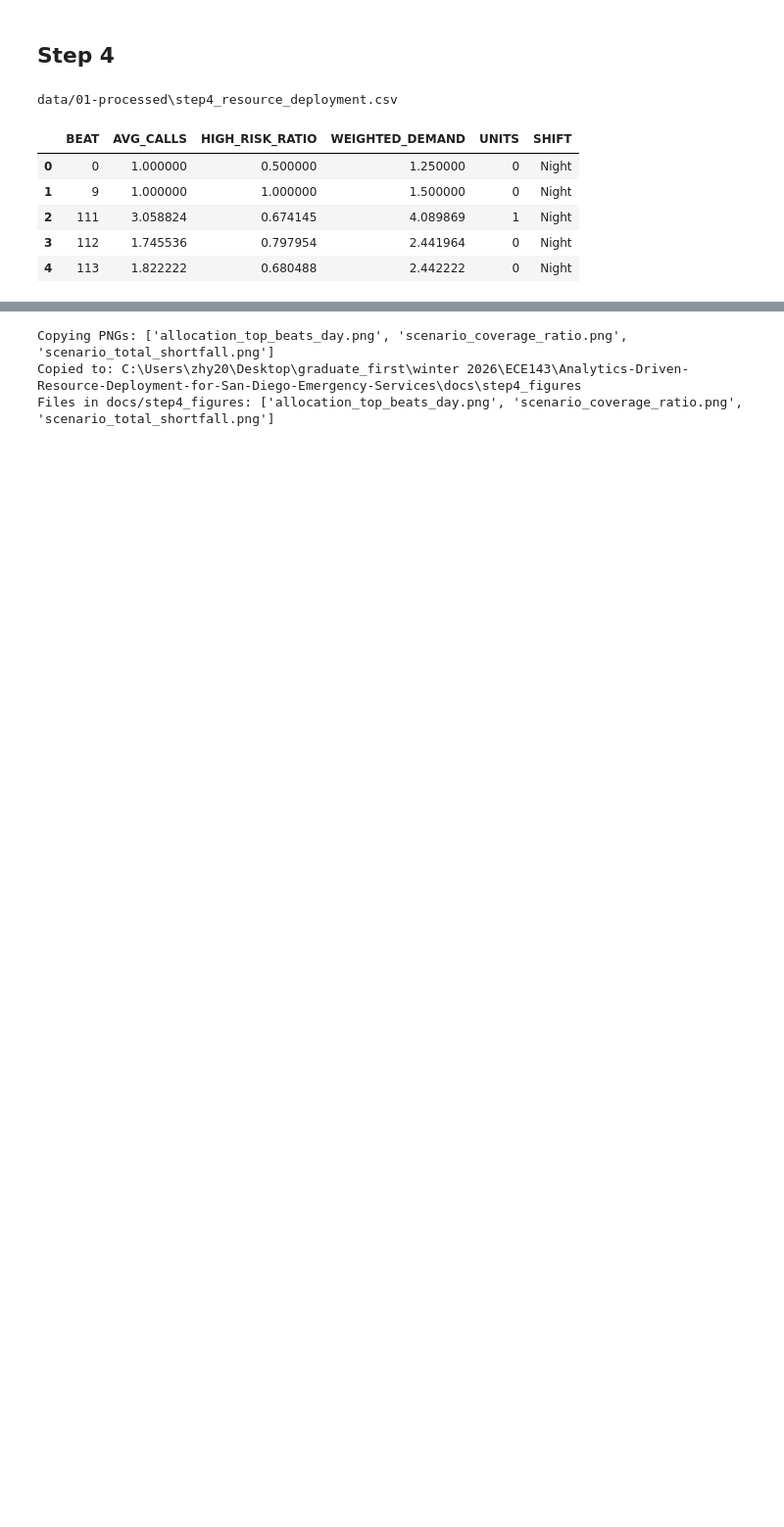
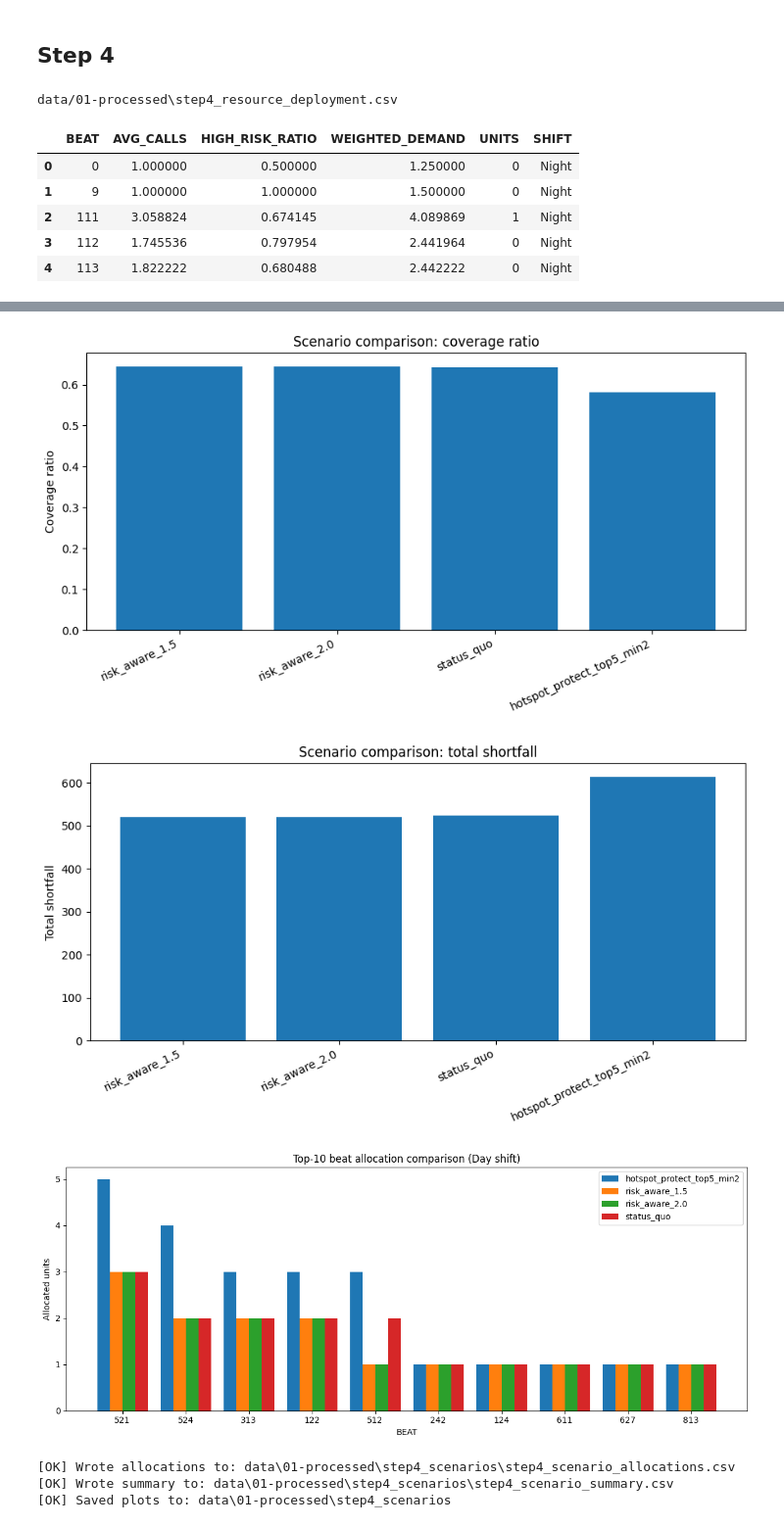
Before and after one commit to BJKin/Analytics-Driven-Resource-Deployment-for-San-Diego-Emergency-Services, a Jupyter notebook: data_pipeline.ipynb, the cells around one changed output, grey strips where cells are left out. Shown at 98% size. Drawn from its saved outputs; the diff is of its cells as text; code cells hidden in the pictures; blank space fills up the shorter version.

Commit message:
Fixed step 4 and step 3 (make step 4 script work in notebook and step 3 is now in one file)

```diff
--- a/data_pipeline.ipynb
+++ b/data_pipeline.ipynb
@@ -393,20 +378,47 @@ Step4 scenario plots found: ['allocation_top_beats_day.png', 'scenario_coverage_
-# %%
-import shutil
-from pathlib import Path
-
-src_dir = Path(SCEN_OUTDIR)
-dst_dir = Path("docs/step4_figures")
-dst_dir.mkdir(parents=True, exist_ok=True)
-
-pngs = sorted(src_dir.glob("*.png"))
-print("Copying PNGs:", [p.name for p in pngs])
-
-for p in pngs:
-    shutil.copy2(p, dst_dir / p.name)
-
-print("Copied to:", dst_dir.resolve())
-print("Files in docs/step4_figures:", [p.name for p in sorted(dst_dir.glob("*.png"))])
-# %% [output]
-Copying PNGs: ['allocation_top_beats_day.png', 'scenario_coverage_ratio.png', 'scenario_total_shortfall.png']
-Copied to: C:\Users\zhy20\Desktop\graduate_first\winter 2026\ECE143\Analytics-Driven-Resource-Deployment-for-San-Diego-Emergency-Services\docs\step4_figures
-Files in docs/step4_figures: ['allocation_top_beats_day.png', 'scenario_coverage_ratio.png', 'scenario_total_shortfall.png']
+# %%
+import modules.step4_scenario_analysis as step4
+OUT_DIR = "./data/01-processed/step4_scenarios"
+BASE_ALLOCATION = "./data/01-processed/step4_resource_deployment.csv"
+HOTSPOTS = "./data/01-processed/step3_hotspots_beats.csv"
+TOP_K = 5
+TOTAL_UNITS = 50
+RISK_WEIGHTS = [1.5, 2.0]
+MIN_UNITS = 2
+MU_PER_HOUR = 3.0
+SHIFT_ORDER = "Day"
+TOP_N = 10
+
+outdir = Path(OUT_DIR)
+outdir.mkdir(parents=True, exist_ok=True)
+
+base_df = step4.load_base_step4_table(BASE_ALLOCATION)
+hotspot_set = step4.load_hotspot_set(HOTSPOTS, top_k=TOP_K)
+
+alloc_df = step4.build_scenario_allocations(
+    base_df=base_df,
+    hotspot_set=hotspot_set,
+    total_units=TOTAL_UNITS,
+    risk_weights=RISK_WEIGHTS,
+    min_units=MIN_UNITS,
+)
+alloc_df = step4.add_capacity_metrics(alloc_df, mu_per_hour=MU_PER_HOUR)
+summary_df = step4.summarize_scenarios(alloc_df)
+
+alloc_path = outdir / "step4_scenario_allocations.csv"
+summary_path = outdir / "step4_scenario_summary.csv"
+alloc_df.to_csv(alloc_path, index=False)
+summary_df.to_csv(summary_path, index=False)
+
+step4.plot_summary_bars(summary_df, outdir)
+step4.plot_top_beats_allocation(alloc_df, outdir, shift=SHIFT_ORDER, top_n=TOP_N)
+
+print(f"[OK] Wrote allocations to: {alloc_path}")
+print(f"[OK] Wrote summary to: {summary_path}")
+print(f"[OK] Saved plots to: {outdir}")
+# %% [output]
+[figure, added]
+[figure, added]
+[figure, added]
+[OK] Wrote allocations to: data\01-processed\step4_scenarios\step4_scenario_allocations.csv
+[OK] Wrote summary to: data\01-processed\step4_scenarios\step4_scenario_summary.csv
+[OK] Saved plots to: data\01-processed\step4_scenarios
```
Also changed, not shown: parts of 7 cells of this notebook, 10 other files.
